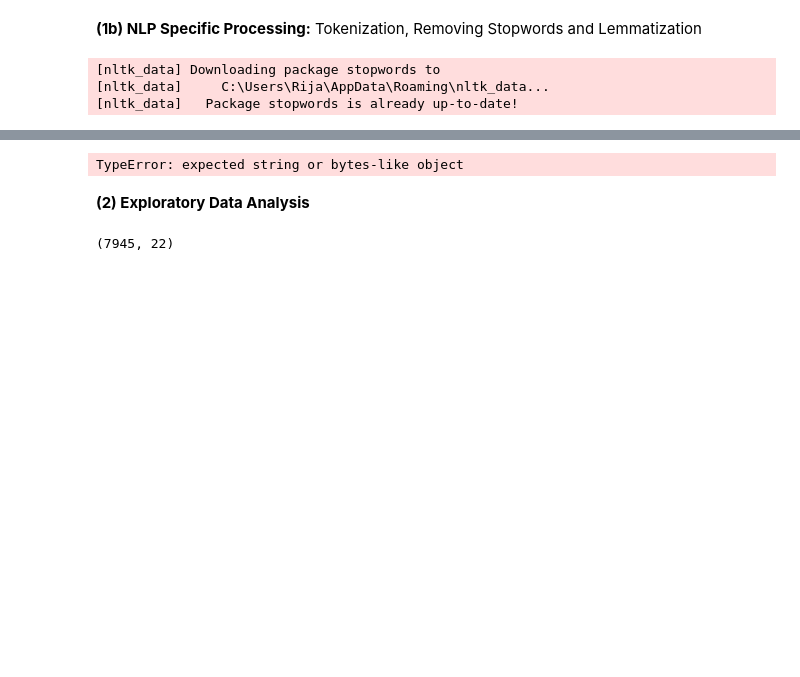
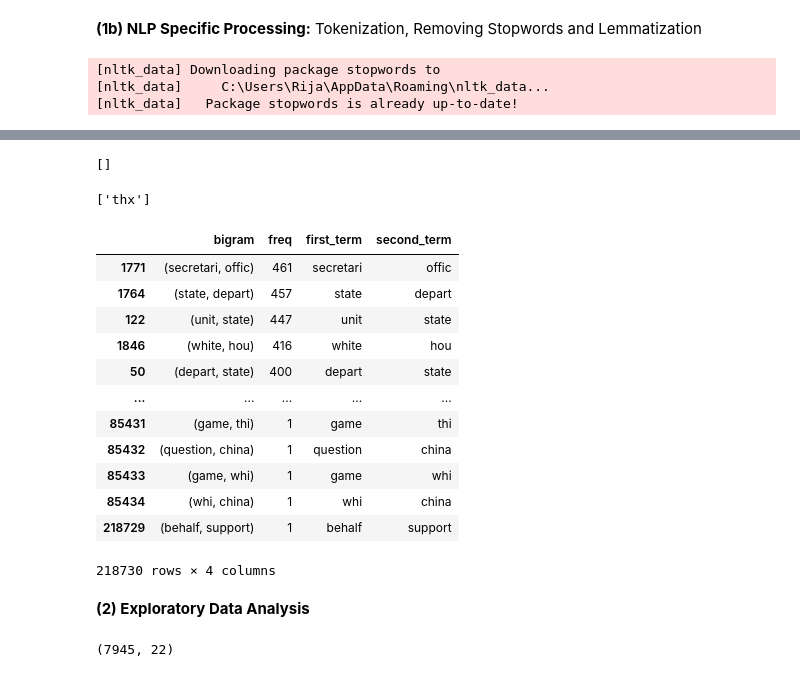
Before and after one commit to PillowPanda/DATA340_HW0, a Jupyter notebook: PS2_notebook.ipynb, the cells around one changed output, grey strips where cells are left out. Drawn from its saved outputs; the diff is of its cells as text; code cells hidden in the pictures; blank space fills up the shorter version.

```diff
--- a/PS2_notebook.ipynb
+++ b/PS2_notebook.ipynb
@@ -170,6 +148,0 @@ lemmas
-# %%
-# Pass our text to the above function so we can then create a bigram dictionary
-email_token_lemmas = tokenize_lemmatize_text(corpus[0][0])
-print(email_token_lemmas)
-# %% [output]
-TypeError: expected string or bytes-like object
@@ -176,3 +160,60 @@ TypeError: expected string or bytes-like object
+# %%
+lemmas
+# %% [output]
+[]
+# %%
+# Assuming 'corpus' is your list of emails and 'tokenize_lemmatize_text' is the modified function
+
+# Retrieve the content of the third email
+third_email_content = corpus[2][1]  # Index 2 corresponds to the third element (0-based index)
+
+# Call the function to get lemmas for the third email
+third_email_lemmas = tokenize_lemmatize_text(third_email_content)
+
+# Print the lemmas
+print(third_email_lemmas)
+# %% [output]
+['thx']
+# %%
+# Initialize a defaultdict to store bigram counts
+bigram_freqs = {}
+
+# Iterate over each email in the corpus
+for _, email_content in corpus:
+    # Tokenize and lemmatize the email content
+    email_token_lemmas = tokenize_lemmatize_text(email_content)
+
+    # Create a list of bigrams
+    email_bigrams = [(email_token_lemmas[i], email_token_lemmas[i + 1]) for i in range(len(email_token_lemmas) - 1)]
+
+    # Update the bigram frequencies
+    for bigram in email_bigrams:
+        bigram_freqs[bigram] = bigram_freqs.get(bigram, 0) + 1
+
+# Create a DataFrame from the bigram frequencies
+df = pd.DataFrame(list(bigram_freqs.items()), columns=['bigram', 'freq'])
+
+# Sort the DataFrame by frequency in descending order
+df = df.sort_values(by='freq', ascending=False)
+
+# Expand bigrams into separate columns
+df[['first_term', 'second_term']] = pd.DataFrame(df['bigram'].tolist(), index=df.index)
+# %%
+df
+# %% [output]
+|  | bigram | freq | first_term | second_term |
+| 1771 | (secretari, offic) | 461 | secretari | offic |
+| 1764 | (state, depart) | 457 | state | depart |
+| 122 | (unit, state) | 447 | unit | state |
+| 1846 | (white, hou) | 416 | white | hou |
+| 50 | (depart, state) | 400 | depart | state |
+| ... | ... | ... | ... | ... |
+| 85431 | (game, thi) | 1 | game | thi |
+| 85432 | (question, china) | 1 | question | china |
+| 85433 | (game, whi) | 1 | game | whi |
+| 85434 | (whi, china) | 1 | whi | china |
+| 218729 | (behalf, support) | 1 | behalf | support |
+218730 rows × 4 columns
 # %% [markdown]
 **(2) Exploratory Data Analysis**
 # %%
```
Also changed, not shown: parts of 7 cells of this notebook.
